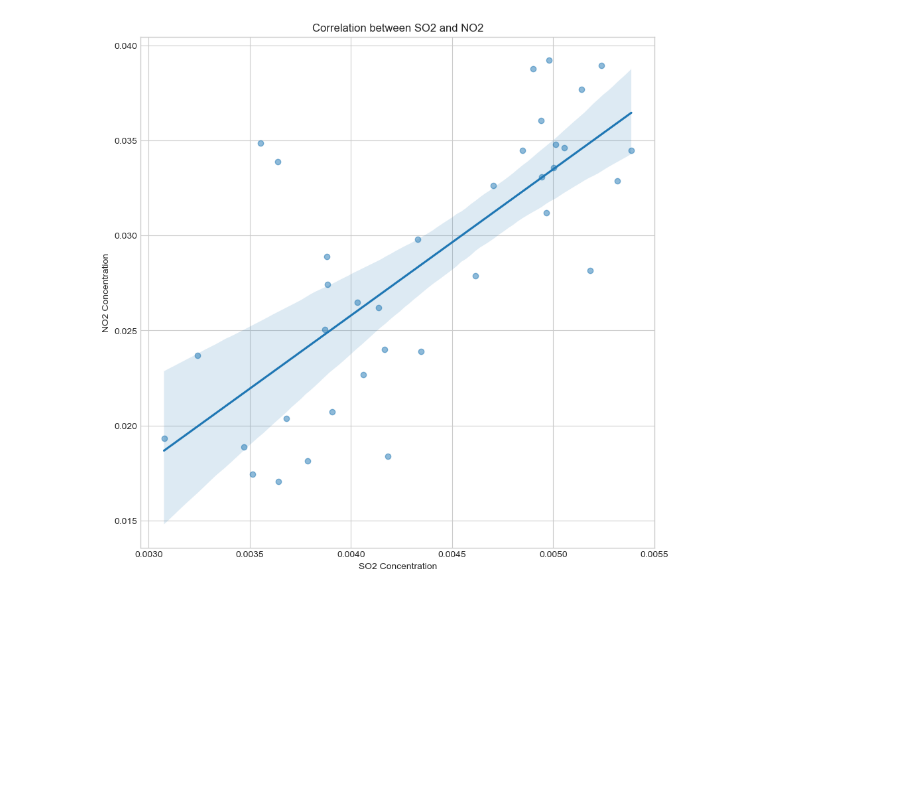
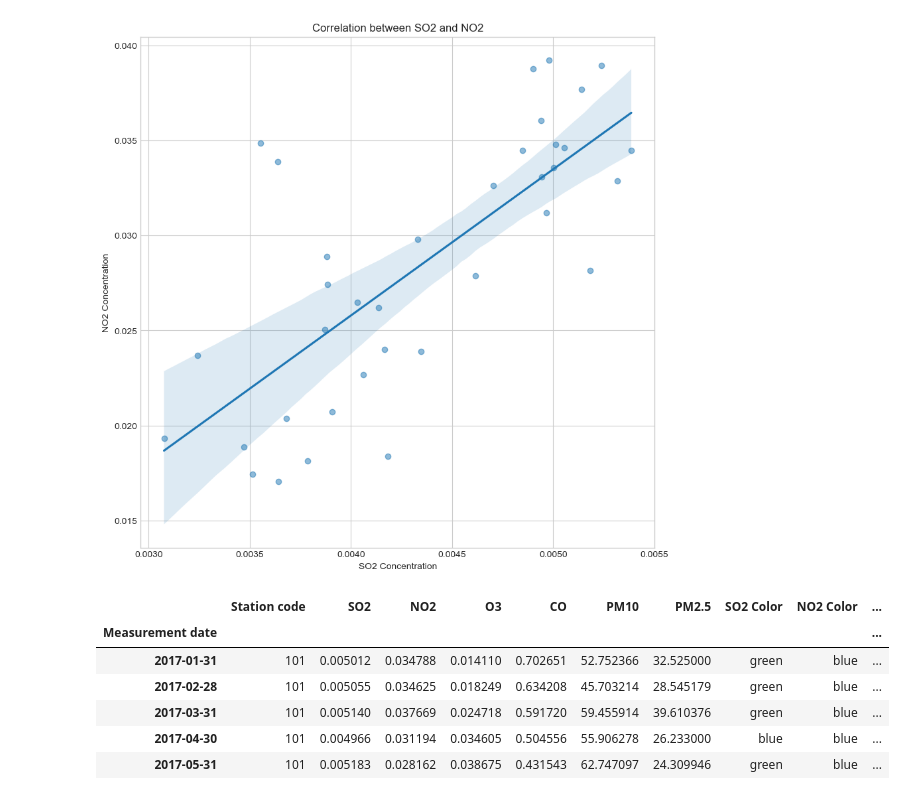
Before and after one commit to alpysbayev/test-task_DS-DE, a Jupyter notebook: ds-bi.ipynb, the cells around one changed output. Drawn from its saved outputs; the diff is of its cells as text; code cells hidden in the pictures; blank space fills up the shorter version.

```diff
--- a/ds-bi.ipynb
+++ b/ds-bi.ipynb
@@ -409,0 +457,10 @@ plt.show()
+# %%
+df_monthly_summary.head()
+# %% [output]
+|  | Station code | SO2 | NO2 | O3 | CO | PM10 | PM2.5 | SO2 Color | NO2 Color | ... |
+| Measurement date |  |  |  |  |  |  |  |  |  | ... |
+| 2017-01-31 | 101 | 0.005012 | 0.034788 | 0.014110 | 0.702651 | 52.752366 | 32.525000 | green | blue | ... |
+| 2017-02-28 | 101 | 0.005055 | 0.034625 | 0.018249 | 0.634208 | 45.703214 | 28.545179 | green | blue | ... |
+| 2017-03-31 | 101 | 0.005140 | 0.037669 | 0.024718 | 0.591720 | 59.455914 | 39.610376 | green | blue | ... |
+| 2017-04-30 | 101 | 0.004966 | 0.031194 | 0.034605 | 0.504556 | 55.906278 | 26.233000 | blue | blue | ... |
+| 2017-05-31 | 101 | 0.005183 | 0.028162 | 0.038675 | 0.431543 | 62.747097 | 24.309946 | green | blue | ... |
```
Also changed, not shown: parts of 3 cells of this notebook.
